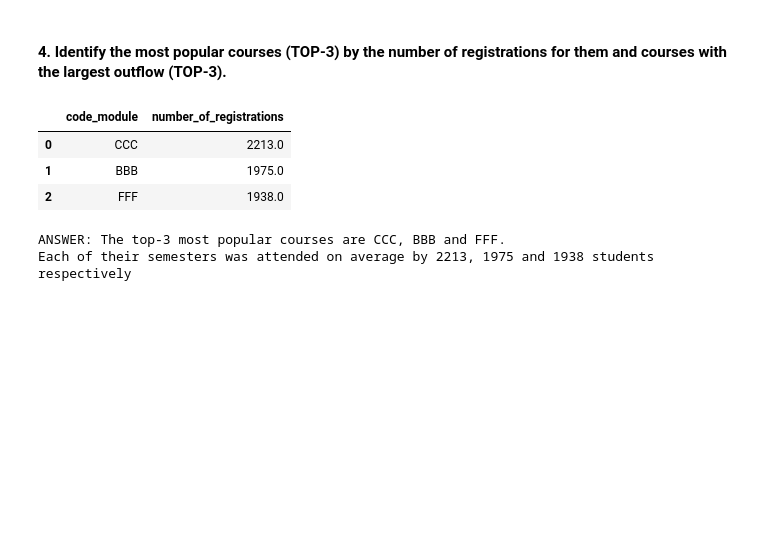
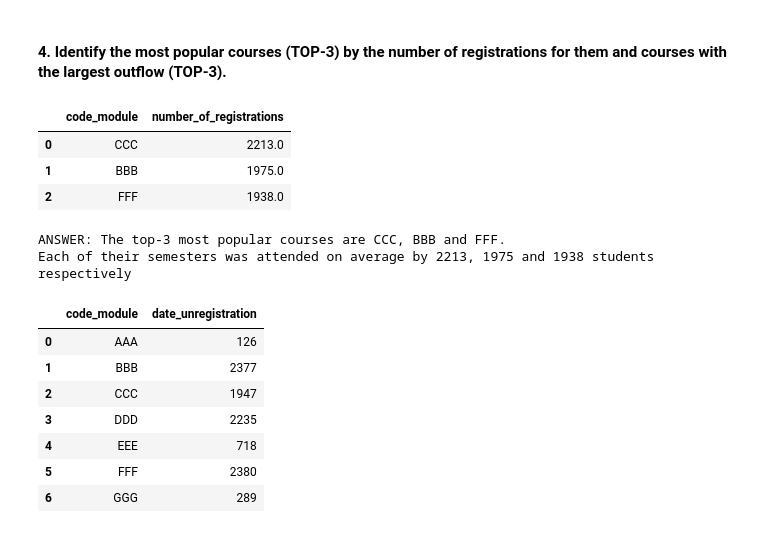
Before and after one commit to eremeevpt/kc_project_e-learning, a Jupyter notebook: project_notebook.ipynb, the cells around one changed output. Saved outputs shown, nothing was run; the diff lists cells and outputs as text; code cells hidden in the pictures; blank space fills up the shorter version.

```diff
--- a/project_notebook.ipynb
+++ b/project_notebook.ipynb
@@ -270,3 +270,25 @@ print('ANSWER: The top-3 most popular courses are {}, {} and {}. \
 # %% [output]
 ANSWER: The top-3 most popular courses are CCC, BBB and FFF.
 Each of their semesters was attended on average by 2213, 1975 and 1938 students respectively
+# %%
+# To find the course with the largest outflow (number of unregistered students to the total number of registered ones)
+# we may begin with preparing a dataframe grouped by 'code_module' column,
+# finding the sum of all the cancelled registrations
+
+# At the very beginning we drop all the rows that do not include information on the course cancellations.
+
+st_unreg_only = st_reg.dropna(subset=['date_unregistration']) \
+                            .groupby(['code_module', 'code_presentation'], as_index=False) \
+                            .agg({'date_unregistration': 'count'}) \
+                            .groupby('code_module', as_index=False) \
+                            .agg({'date_unregistration': 'sum'})
+st_unreg_only
+# %% [output]
+|  | code_module | date_unregistration |
+| 0 | AAA | 126 |
+| 1 | BBB | 2377 |
+| 2 | CCC | 1947 |
+| 3 | DDD | 2235 |
+| 4 | EEE | 718 |
+| 5 | FFF | 2380 |
+| 6 | GGG | 289 |
```
Also changed, not shown: parts of 4 cells of this notebook.
